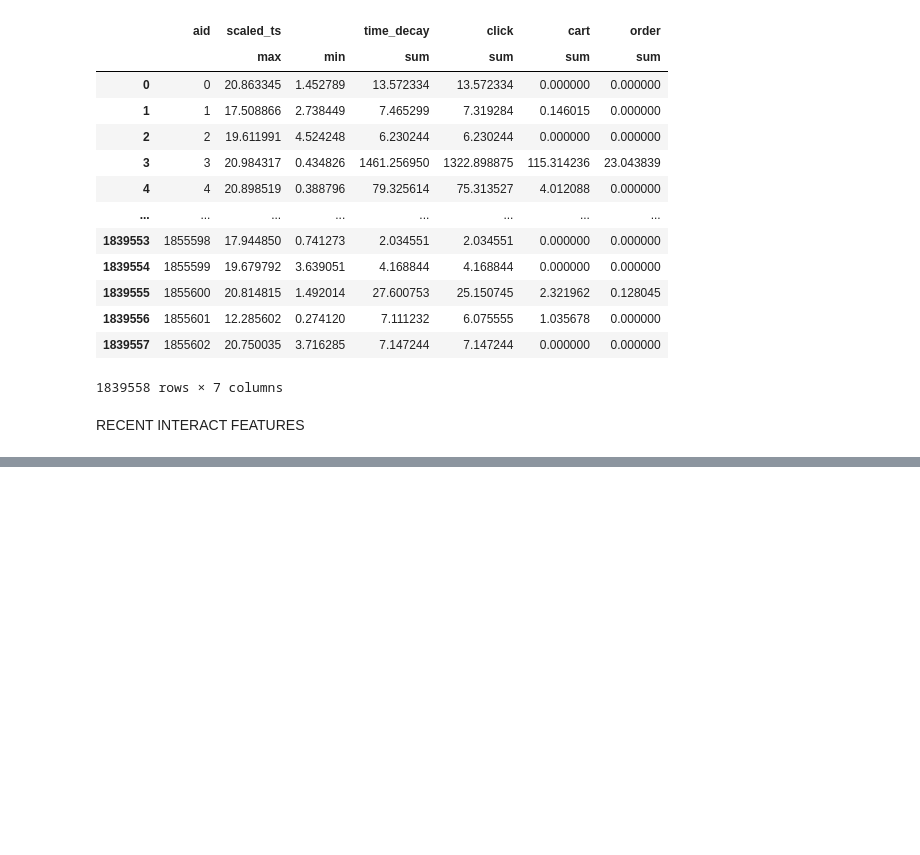
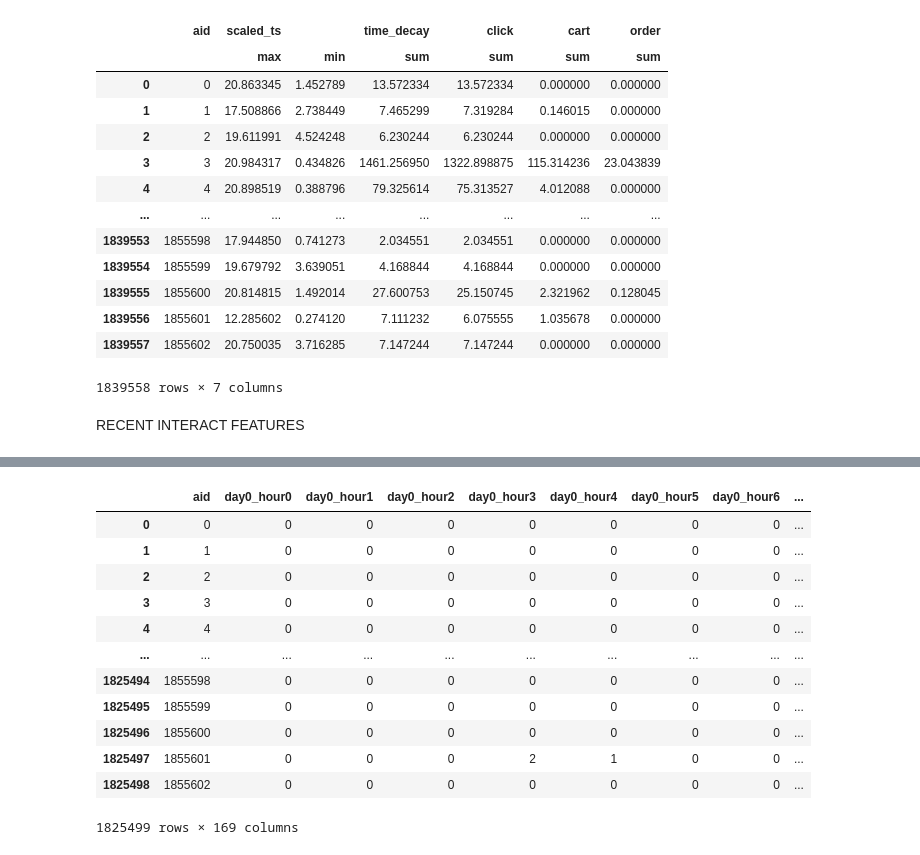
Before and after one commit to haiminh2001/Otto, a Jupyter notebook: Create edges.ipynb, the cells around one changed output, grey strips where cells are left out. Drawn from its saved outputs; the diff is of its cells as text; code cells hidden in the pictures; blank space fills up the shorter version.

```diff
--- a/Create edges.ipynb
+++ b/Create edges.ipynb
@@ -588,0 +631,33 @@ pool.join()
+# %%
+import numpy as np
+from tqdm.notebook import tqdm
+def item_cnt_day_week(df):
+    dts = pd.to_datetime(df['ts'], unit='s')
+
+    df['day'] = (dts.dt.weekday).astype('int8')
+    df['hour'] = (dts.dt.hour).astype('int8')
+    agg = pd.DataFrame({'aid': np.sort(np.unique(df.aid))})
+    df = df.sort_values('aid')
+    for d in tqdm(range(7)):
+        for h in tqdm(range(24), leave = False):
+            df['tmp'] = np.ravel(((df.day == d ) & (df.hour == h)).values).astype(int)
+            agg [f'day{d}_hour{h}'] = df.groupby('aid')['tmp'].sum().values
+    return agg
+# %%
+item_cnt = item_cnt_day_week(train_df)
+# %%
+item_cnt
+# %% [output]
+|  | aid | day0_hour0 | day0_hour1 | day0_hour2 | day0_hour3 | day0_hour4 | day0_hour5 | day0_hour6 | ... |
+| 0 | 0 | 0 | 0 | 0 | 0 | 0 | 0 | 0 | ... |
+| 1 | 1 | 0 | 0 | 0 | 0 | 0 | 0 | 0 | ... |
+| 2 | 2 | 0 | 0 | 0 | 0 | 0 | 0 | 0 | ... |
+| 3 | 3 | 0 | 0 | 0 | 0 | 0 | 0 | 0 | ... |
+| 4 | 4 | 0 | 0 | 0 | 0 | 0 | 0 | 0 | ... |
+| ... | ... | ... | ... | ... | ... | ... | ... | ... | ... |
+| 1825494 | 1855598 | 0 | 0 | 0 | 0 | 0 | 0 | 0 | ... |
+| 1825495 | 1855599 | 0 | 0 | 0 | 0 | 0 | 0 | 0 | ... |
+| 1825496 | 1855600 | 0 | 0 | 0 | 0 | 0 | 0 | 0 | ... |
+| 1825497 | 1855601 | 0 | 0 | 0 | 2 | 1 | 0 | 0 | ... |
+| 1825498 | 1855602 | 0 | 0 | 0 | 0 | 0 | 0 | 0 | ... |
+1825499 rows × 169 columns
```
Also changed, not shown: parts of 8 cells of this notebook, 1 other file.
